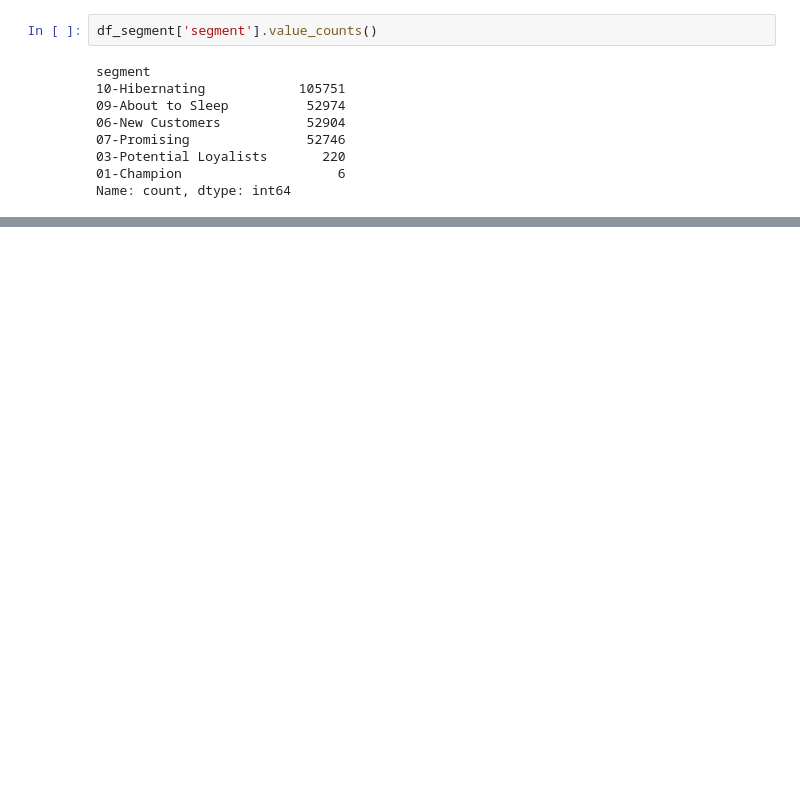
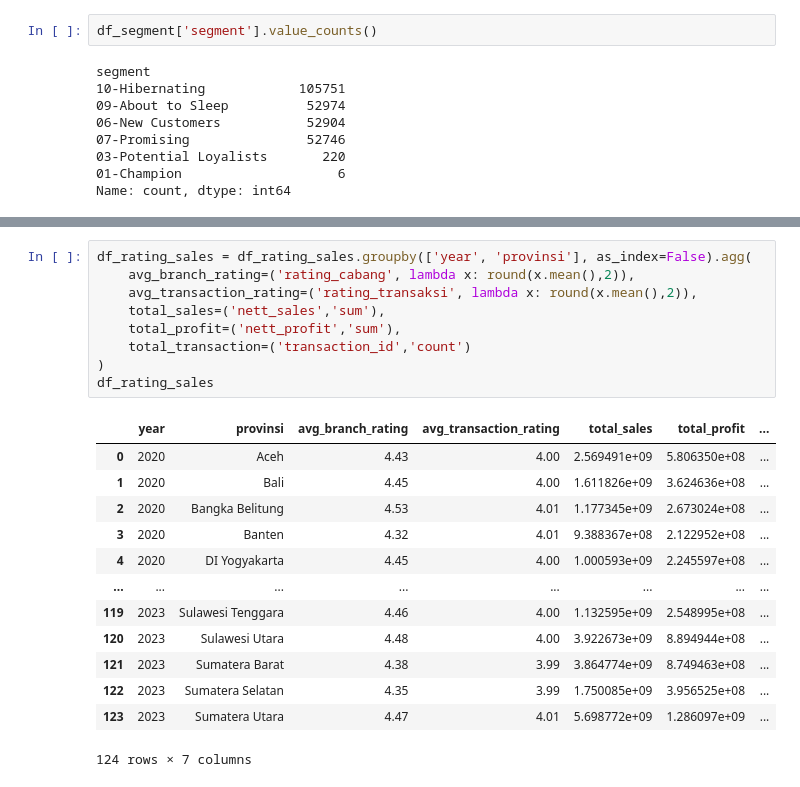
Before and after one commit to frqwuzhere/final_task_project_based_internship_rakaminxkimiafarma, a Jupyter notebook: kf_bigdata_analysis.ipynb, the cells around one changed output, grey strips where cells are left out. Drawn from its saved outputs; the diff is of its cells as text; blank space fills up the shorter version.

```diff
--- a/kf_bigdata_analysis.ipynb
+++ b/kf_bigdata_analysis.ipynb
@@ -398,0 +425,23 @@ Name: count, dtype: int64
+# %%
+df_rating_sales = df_rating_sales.groupby(['year', 'provinsi'], as_index=False).agg(
+    avg_branch_rating=('rating_cabang', lambda x: round(x.mean(),2)),
+    avg_transaction_rating=('rating_transaksi', lambda x: round(x.mean(),2)),
+    total_sales=('nett_sales','sum'),
+    total_profit=('nett_profit','sum'),
+    total_transaction=('transaction_id','count')
+)
+df_rating_sales
+# %% [output]
+|  | year | provinsi | avg_branch_rating | avg_transaction_rating | total_sales | total_profit | ... |
+| 0 | 2020 | Aceh | 4.43 | 4.00 | 2.569491e+09 | 5.806350e+08 | ... |
+| 1 | 2020 | Bali | 4.45 | 4.00 | 1.611826e+09 | 3.624636e+08 | ... |
+| 2 | 2020 | Bangka Belitung | 4.53 | 4.01 | 1.177345e+09 | 2.673024e+08 | ... |
+| 3 | 2020 | Banten | 4.32 | 4.01 | 9.388367e+08 | 2.122952e+08 | ... |
+| 4 | 2020 | DI Yogyakarta | 4.45 | 4.00 | 1.000593e+09 | 2.245597e+08 | ... |
+| ... | ... | ... | ... | ... | ... | ... | ... |
+| 119 | 2023 | Sulawesi Tenggara | 4.46 | 4.00 | 1.132595e+09 | 2.548995e+08 | ... |
+| 120 | 2023 | Sulawesi Utara | 4.48 | 4.00 | 3.922673e+09 | 8.894944e+08 | ... |
+| 121 | 2023 | Sumatera Barat | 4.38 | 3.99 | 3.864774e+09 | 8.749463e+08 | ... |
+| 122 | 2023 | Sumatera Selatan | 4.35 | 3.99 | 1.750085e+09 | 3.956525e+08 | ... |
+| 123 | 2023 | Sumatera Utara | 4.47 | 4.01 | 5.698772e+09 | 1.286097e+09 | ... |
+124 rows × 7 columns
```
Also changed, not shown: parts of 6 cells of this notebook, 1 other file.
